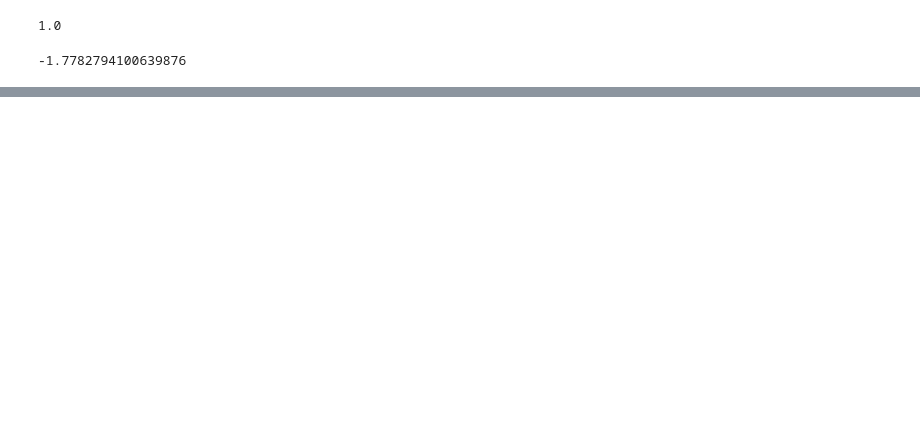
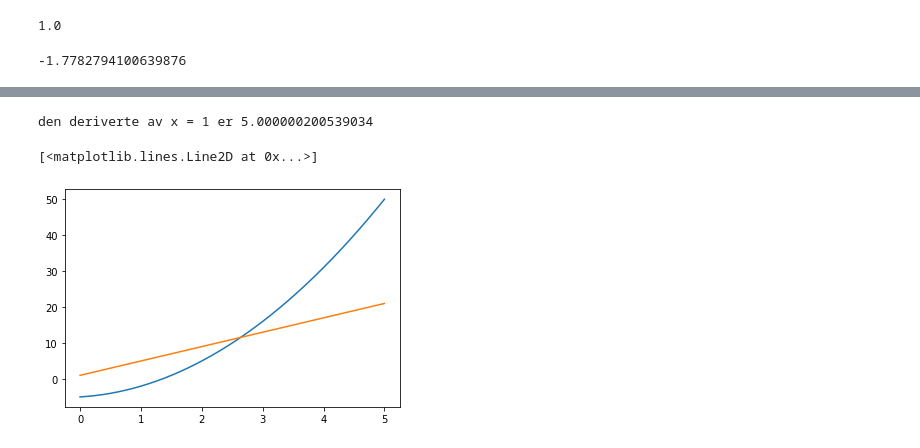
Before and after one commit to mattiastofte/promod, a Jupyter notebook: numeriske metoder/numerisk_matematikk.ipynb, the cells around one changed output, grey strips where cells are left out. Saved outputs shown, nothing was run; the diff lists cells and outputs as text; code cells hidden in the pictures; blank space fills up the shorter version.

```diff
--- a/numeriske metoder/numerisk_matematikk.ipynb
+++ b/numeriske metoder/numerisk_matematikk.ipynb
@@ -55,0 +60,24 @@ print(solve(i,i_der,4))
+# %%
+from pylab import *
+import numpy as np
+from matplotlib.pyplot import *
+
+def f(x):
+    return 2*x**2 + x - 5
+
+def deriver(f, x, delta_x):
+    f_der = (f(x+delta_x)-f(x))/delta_x
+    return f_der
+
+print(f'den deriverte av x = 1 er {deriver(f, 1, 10E-8)}')
+
+x_verdier = np.linspace(0,5,1000)
+y_verdier = f(x_verdier)
+y_der_verdier = deriver(f, x_verdier, 10E-8)
+
+plot(x_verdier,y_verdier)
+plot(x_verdier,y_der_verdier)
+# %% [output]
+den deriverte av x = 1 er 5.000000200539034
+[<matplotlib.lines.Line2D at 0x...>]
+[figure, added]
```
Also changed, not shown: parts of 3 cells of this notebook, 10 other files.
